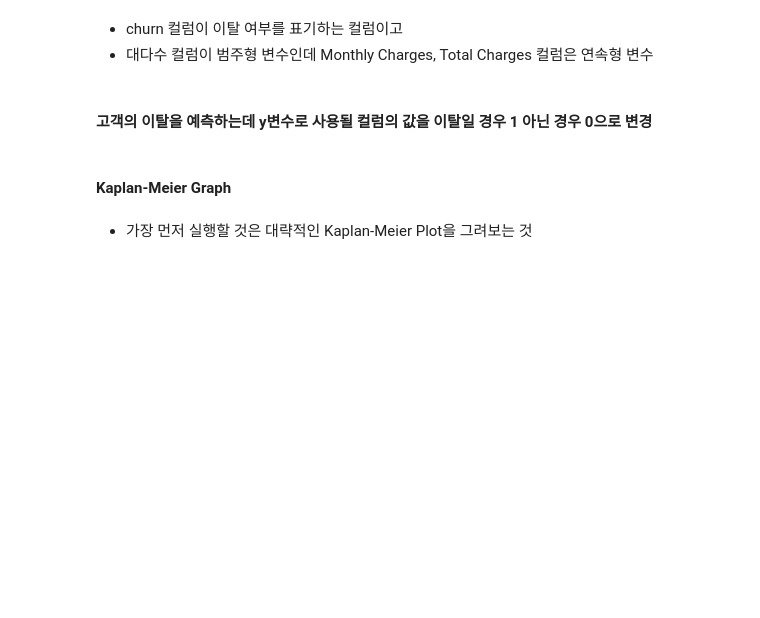
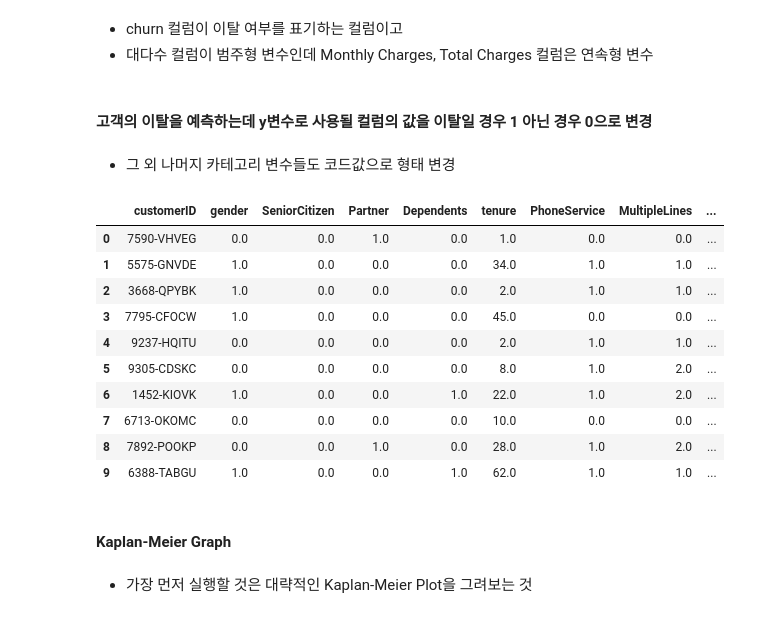
Before and after one commit to seolbluewings/Python, a Jupyter notebook: Accelerated Failure Time Model.ipynb, the cells around one changed output. Cells and saved outputs as stored; diff of their text form; code cells hidden in the pictures; blank space fills up the shorter version.

```diff
--- a/Accelerated Failure Time Model.ipynb
+++ b/Accelerated Failure Time Model.ipynb
@@ -27,0 +26,2 @@ df['Churn'] = df['Churn'].apply(lambda x : 1 if x == 'Yes' else 0)
+# %% [markdown]
+- 그 외 나머지 카테고리 변수들도 코드값으로 형태 변경
@@ -28,3 +53,17 @@ df['Churn'] = df['Churn'].apply(lambda x : 1 if x == 'Yes' else 0)
+# %%
+df.head(10)
+# %% [output]
+|  | customerID | gender | SeniorCitizen | Partner | Dependents | tenure | PhoneService | MultipleLines | ... |
+| 0 | 7590-VHVEG | 0.0 | 0.0 | 1.0 | 0.0 | 1.0 | 0.0 | 0.0 | ... |
+| 1 | 5575-GNVDE | 1.0 | 0.0 | 0.0 | 0.0 | 34.0 | 1.0 | 1.0 | ... |
+| 2 | 3668-QPYBK | 1.0 | 0.0 | 0.0 | 0.0 | 2.0 | 1.0 | 1.0 | ... |
+| 3 | 7795-CFOCW | 1.0 | 0.0 | 0.0 | 0.0 | 45.0 | 0.0 | 0.0 | ... |
+| 4 | 9237-HQITU | 0.0 | 0.0 | 0.0 | 0.0 | 2.0 | 1.0 | 1.0 | ... |
+| 5 | 9305-CDSKC | 0.0 | 0.0 | 0.0 | 0.0 | 8.0 | 1.0 | 2.0 | ... |
+| 6 | 1452-KIOVK | 1.0 | 0.0 | 0.0 | 1.0 | 22.0 | 1.0 | 2.0 | ... |
+| 7 | 6713-OKOMC | 0.0 | 0.0 | 0.0 | 0.0 | 10.0 | 0.0 | 0.0 | ... |
+| 8 | 7892-POOKP | 0.0 | 0.0 | 1.0 | 0.0 | 28.0 | 1.0 | 2.0 | ... |
+| 9 | 6388-TABGU | 1.0 | 0.0 | 0.0 | 1.0 | 62.0 | 1.0 | 1.0 | ... |
 # %% [markdown]
 #### Kaplan-Meier Graph
 # %% [markdown]
```
Also changed, not shown: parts of 12 cells of this notebook.
